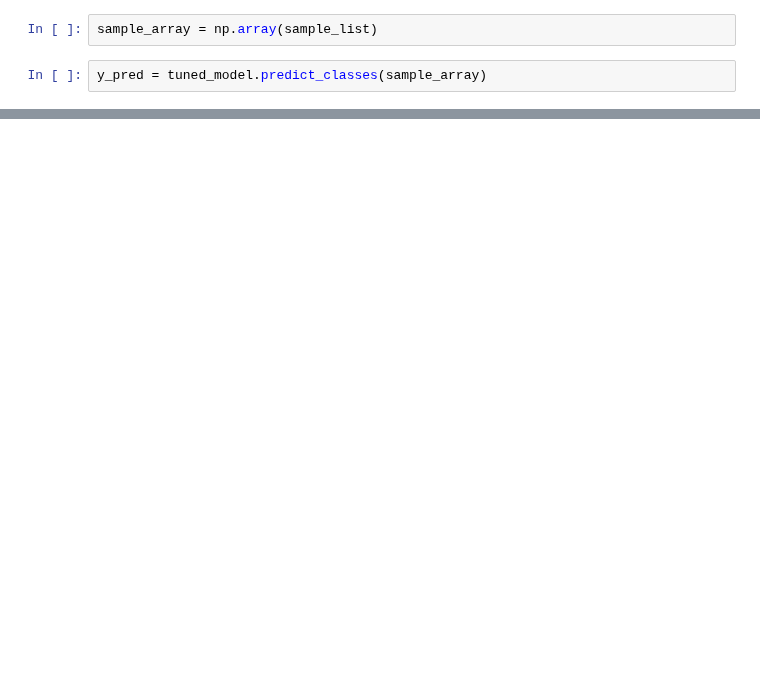
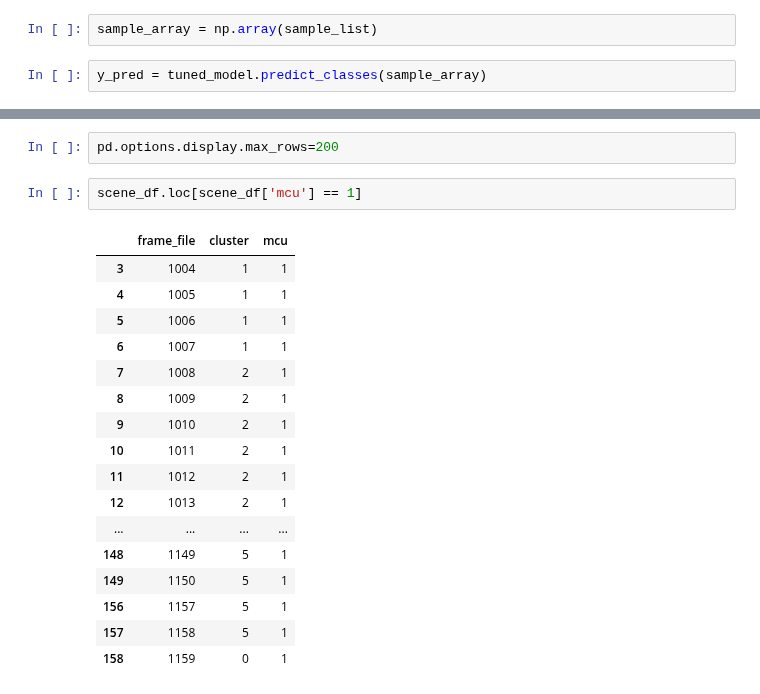
Before and after one commit to JohnTheTripper/moviegoer-prototype, a Jupyter notebook: scene_clustering.ipynb, the cells around one changed output, grey strips where cells are left out. Drawn from its saved outputs; the diff is of its cells as text; blank space fills up the shorter version.

```diff
--- a/scene_clustering.ipynb
+++ b/scene_clustering.ipynb
@@ -183,0 +229,22 @@ array([[1],
+# %%
+pd.options.display.max_rows=200
+# %%
+scene_df.loc[scene_df['mcu'] == 1]
+# %% [output]
+|  | frame_file | cluster | mcu |
+| 3 | 1004 | 1 | 1 |
+| 4 | 1005 | 1 | 1 |
+| 5 | 1006 | 1 | 1 |
+| 6 | 1007 | 1 | 1 |
+| 7 | 1008 | 2 | 1 |
+| 8 | 1009 | 2 | 1 |
+| 9 | 1010 | 2 | 1 |
+| 10 | 1011 | 2 | 1 |
+| 11 | 1012 | 2 | 1 |
+| 12 | 1013 | 2 | 1 |
+| ... | ... | ... | ... |
+| 148 | 1149 | 5 | 1 |
+| 149 | 1150 | 5 | 1 |
+| 156 | 1157 | 5 | 1 |
+| 157 | 1158 | 5 | 1 |
+| 158 | 1159 | 0 | 1 |
```
Also changed, not shown: parts of 17 cells of this notebook.
